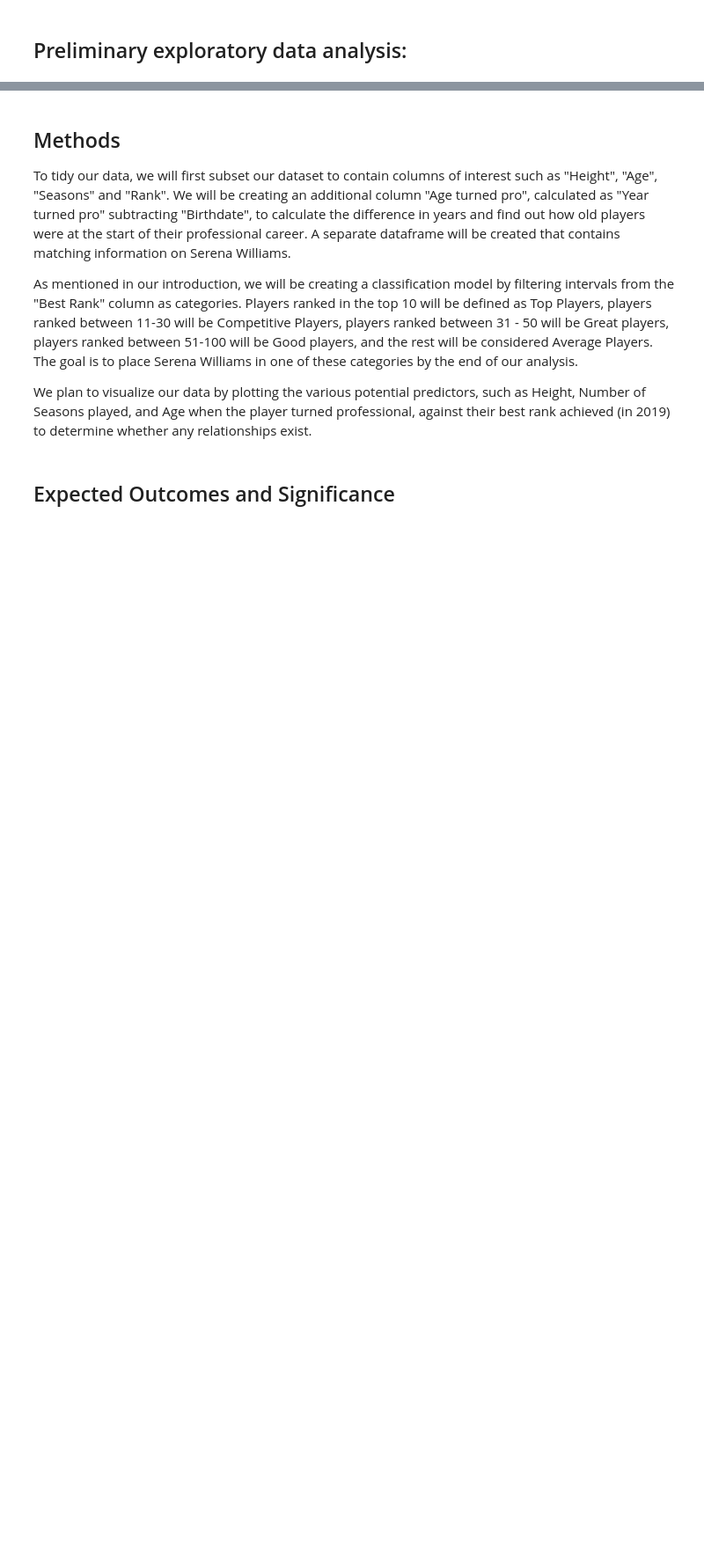
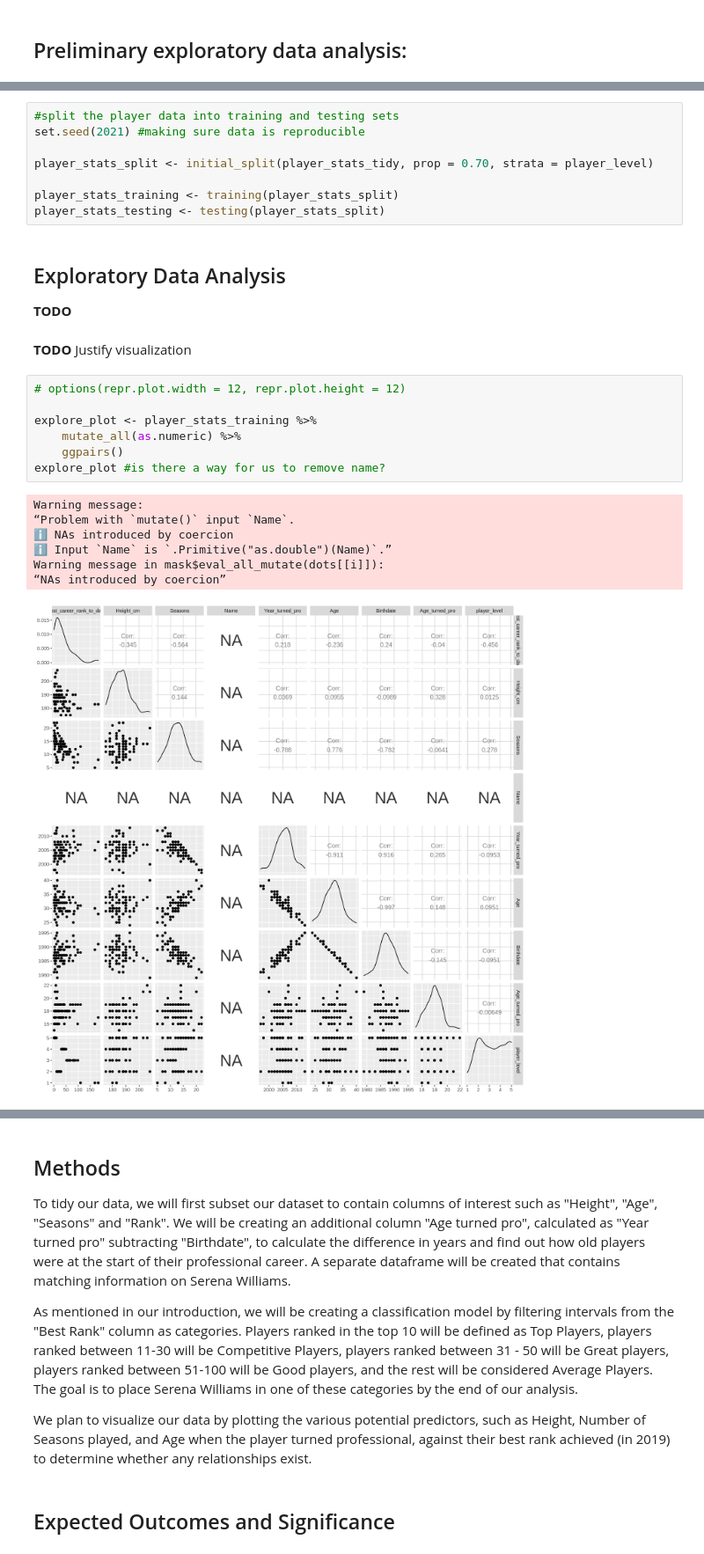
Before and after one commit to sandraradic/Tennis-Classification-Model, a Jupyter notebook: project_proposal.ipynb, the cells around one changed output, grey strips where cells are left out. Shown: that part at 88% size. Saved outputs shown, nothing was run; the diff lists cells and outputs as text; blank space fills up the shorter version.

```diff
--- a/project_proposal.ipynb
+++ b/project_proposal.ipynb
@@ -179,0 +163,29 @@ A tibble: 1 × 3
+# %%
+#split the player data into training and testing sets
+set.seed(2021) #making sure data is reproducible
+
+player_stats_split <- initial_split(player_stats_tidy, prop = 0.70, strata = player_level)
+
+player_stats_training <- training(player_stats_split)
+player_stats_testing <- testing(player_stats_split)
+# %% [markdown]
+## Exploratory Data Analysis
+
+**TODO**
+# %% [markdown]
+**TODO** Justify visualization
+# %%
+# options(repr.plot.width = 12, repr.plot.height = 12)
+
+explore_plot <- player_stats_training %>%
+    mutate_all(as.numeric) %>%
+    ggpairs()
+explore_plot #is there a way for us to remove name?
+# %% [output]
+Warning message:
+“Problem with `mutate()` input `Name`.
+ℹ NAs introduced by coercion
+ℹ Input `Name` is `.Primitive("as.double")(Name)`.”
+Warning message in mask$eval_all_mutate(dots[[i]]):
+“NAs introduced by coercion”
+[figure, added]
```
Also changed, not shown: parts of 22 cells of this notebook.
